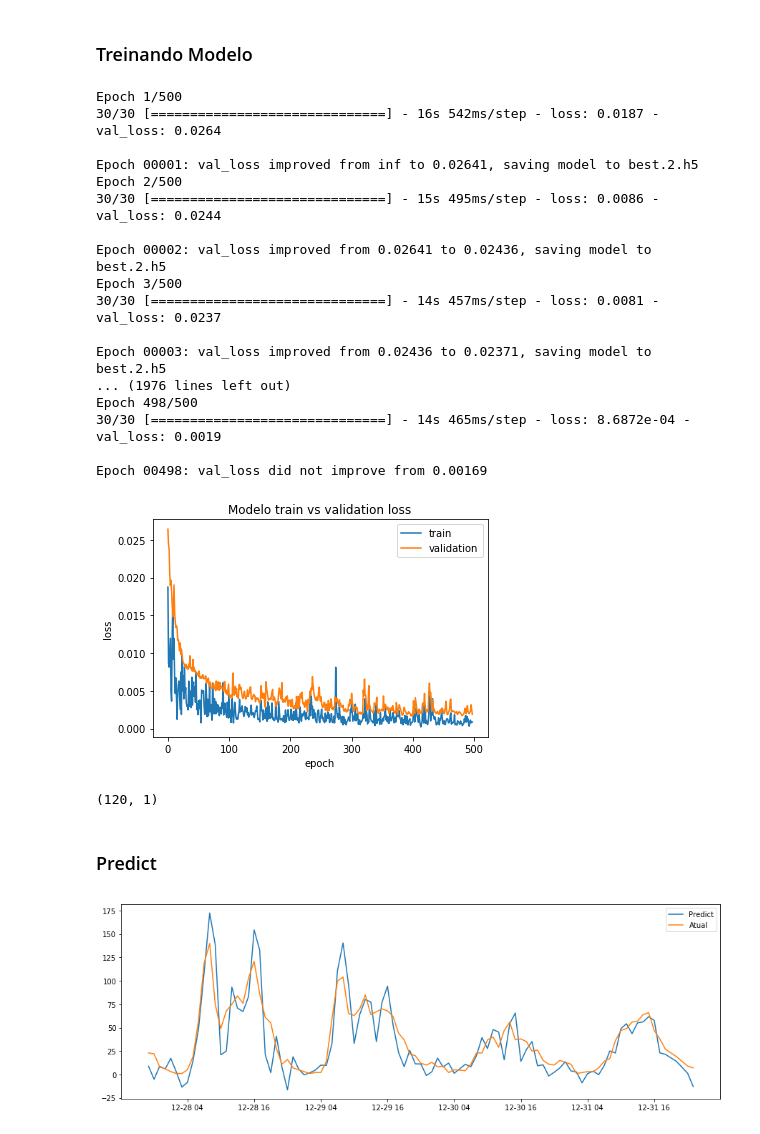
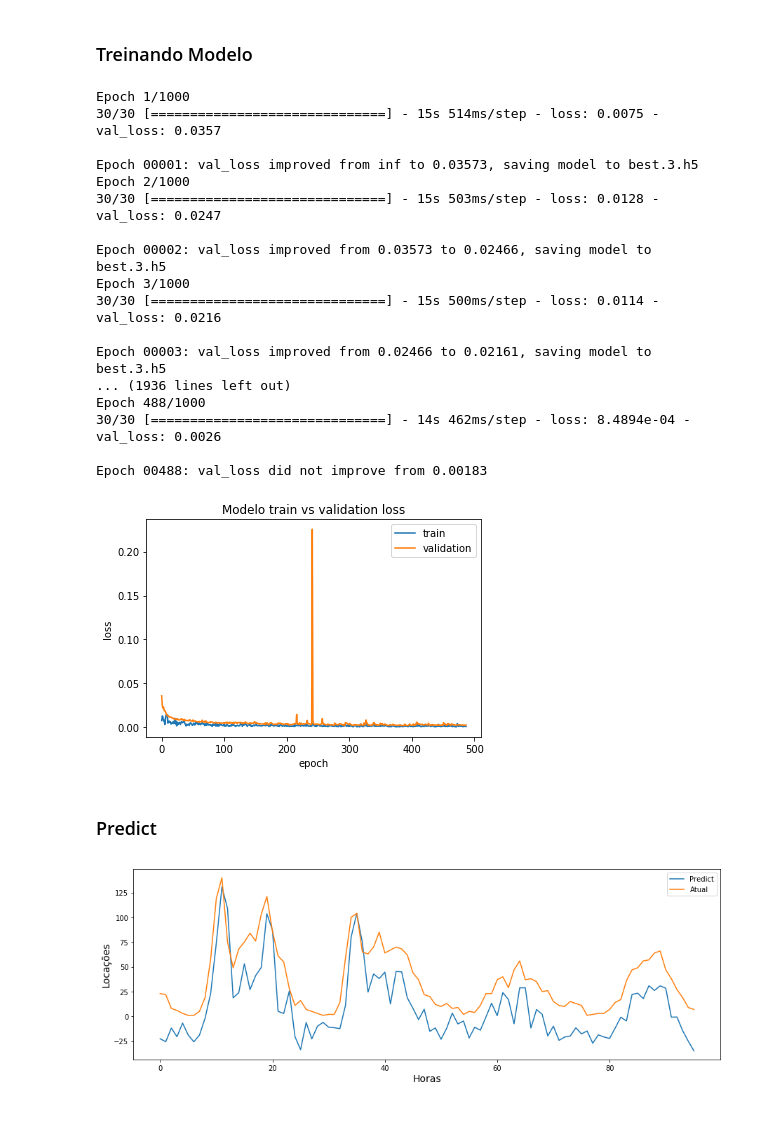
Before and after one commit to henriquelavez/mdc-Chicago-Divvy-Bicycle-Sharing-Data, a Jupyter notebook: Bike_v2.2_tsg.ipynb, the cells around one changed output. Saved outputs shown, nothing was run; the diff lists cells and outputs as text; code cells hidden in the pictures.

Commit message:
Predict futuro

```diff
--- a/Bike_v2.2_tsg.ipynb
+++ b/Bike_v2.2_tsg.ipynb
@@ -171,40 +173,43 @@ None
 # %% [markdown]
 ### Treinando Modelo
 # %%
-epochs = 500
+epochs = 1000
 batch_size = 300
 
-#Fit nos dados
-history = model.fit_generator(trainGenerator,
-                    steps_per_epoch= 30,
-                    epochs = epochs,
-                    validation_data = valGenerator,
-                    callbacks=[
-                        callbacks.EarlyStopping(patience=100),
-                        callbacks.ModelCheckpoint('best.2.h5', save_best_only=True, save_weights_only=True, verbose=1)
-                    ])
+fit = True
 
-model.load_weights('best.2.h5')
 
-#history = model.fit(trainX_, trainY, epochs=epochs, batch_size=batch_size, validation_data=(valX_, valY))
+if fit:
+    #Fit nos dados
+    history = model.fit_generator(trainGenerator,
+                        steps_per_epoch= 30,
+                        epochs = epochs,
+                        validation_data = valGenerator,
+                        callbacks=[
+                            EarlyStopping(patience=100),
+                            ModelCheckpoint('best.3.h5', save_best_only=True, save_weights_only=True, verbose=1),
+                            TensorBoard(log_dir="c:/tensor_log/", write_graph=True)
+                        ])
+else:
+    model.load_weights('best.3.h5')
 # %% [output]
-Epoch 1/500
-30/30 [==============================] - 16s 542ms/step - loss: 0.0187 - val_loss: 0.0264
+Epoch 1/1000
+30/30 [==============================] - 15s 514ms/step - loss: 0.0075 - val_loss: 0.0357
 
-Epoch 00001: val_loss improved from inf to 0.02641, saving model to best.2.h5
-Epoch 2/500
-30/30 [==============================] - 15s 495ms/step - loss: 0.0086 - val_loss: 0.0244
+Epoch 00001: val_loss improved from inf to 0.03573, saving model to best.3.h5
+Epoch 2/1000
+30/30 [==============================] - 15s 503ms/step - loss: 0.0128 - val_loss: 0.0247
 
-Epoch 00002: val_loss improved from 0.02641 to 0.02436, saving model to best.2.h5
-Epoch 3/500
-30/30 [==============================] - 14s 457ms/step - loss: 0.0081 - val_loss: 0.0237
+Epoch 00002: val_loss improved from 0.03573 to 0.02466, saving model to best.3.h5
+Epoch 3/1000
+30/30 [==============================] - 15s 500ms/step - loss: 0.0114 - val_loss: 0.0216
 
-Epoch 00003: val_loss improved from 0.02436 to 0.02371, saving model to best.2.h5
-... (1976 lines left out)
-Epoch 498/500
-30/30 [==============================] - 14s 465ms/step - loss: 8.6872e-04 - val_loss: 0.0019
+Epoch 00003: val_loss improved from 0.02466 to 0.02161, saving model to best.3.h5
+... (1936 lines left out)
+Epoch 488/1000
+30/30 [==============================] - 14s 462ms/step - loss: 8.4894e-04 - val_loss: 0.0026
 
-Epoch 00498: val_loss did not improve from 0.00169
+Epoch 00488: val_loss did not improve from 0.00183
 # %%
 #Plotando
 plt.plot(history.history['loss'])
@@ -215,33 +220,30 @@ plt.xlabel('epoch')
 plt.legend(['train', 'validation'], loc='upper right')
 plt.show()
 # %% [output]
-[figure, old version]
+[figure, new version]
-# %%
-testY_inverse = f_norm.inverse_transform(test.reshape(-1, 1))
-print(testY_inverse.shape)
-# %% [output]
-(120, 1)
 # %% [markdown]
 ### Predict
 # %%
 #Reshape test
 #testX_ = np.reshape(testX, (testX.shape[0], 1, testX.shape[1]))
 
 #Predict
 mpred = model.predict_generator(testGenerator)
 
 #Convertendo para valor não normalizado
 mpred_inverse = f_norm.inverse_transform(mpred.reshape(-1, 1))
 testY_inverse = f_norm.inverse_transform(test.reshape(-1, 1))
 
 #Eixo X do gráfico como data
-predictDates = df2.tail(len(mpred_inverse)).index
+#predictDates = df2.tail(len(mpred_inverse)).index
 
 #Gráfico
 plt.figure(figsize = (15, 5))
-plt.plot(predictDates, mpred_inverse, label='Predict')
-plt.plot(predictDates, testY_inverse[time_steps:len(testY_inverse),], label='Atual')
+plt.plot(mpred_inverse, label='Predict')
+plt.plot(testY_inverse[time_steps:,], label='Atual')
+plt.xlabel('Horas', fontsize=14)
+plt.ylabel('Locações', fontsize=14)
 plt.legend()
 plt.show()
 # %% [output]
-[figure, old version]
+[figure, new version]
```
Also changed, not shown: parts of 9 cells of this notebook, 2 other files.
